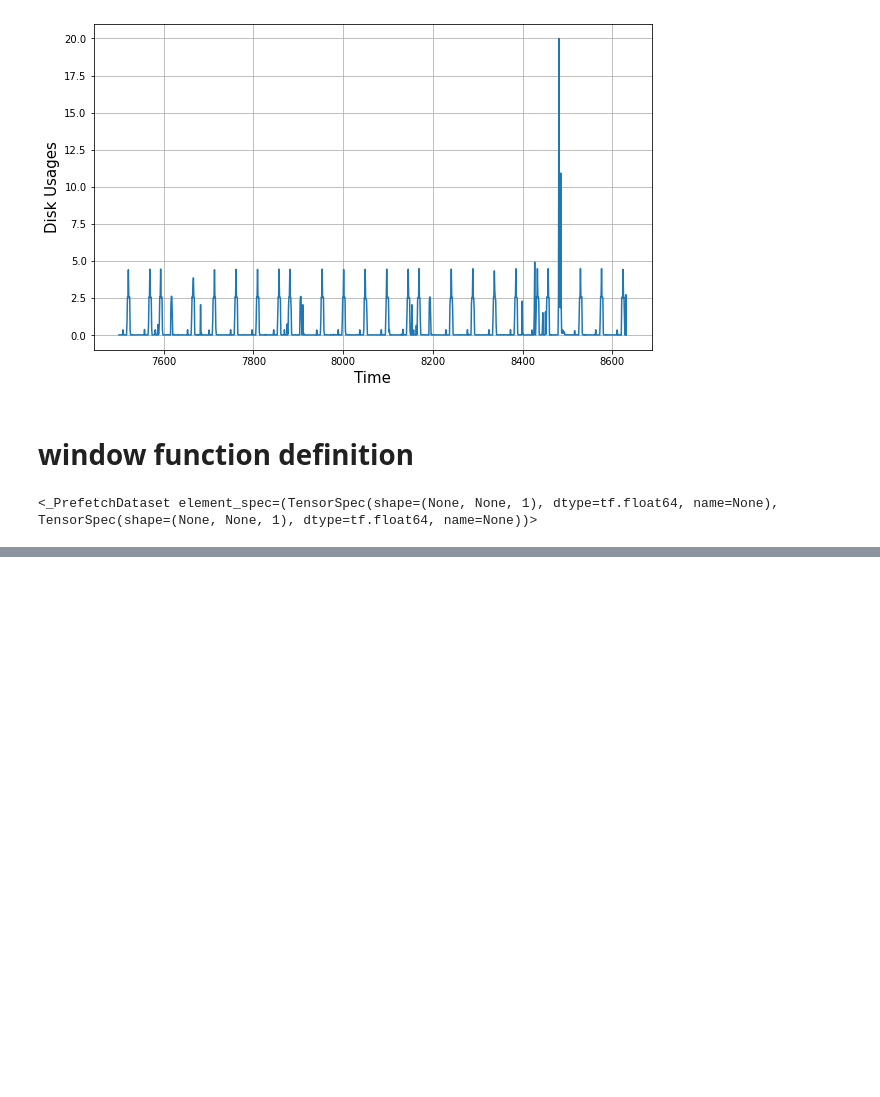
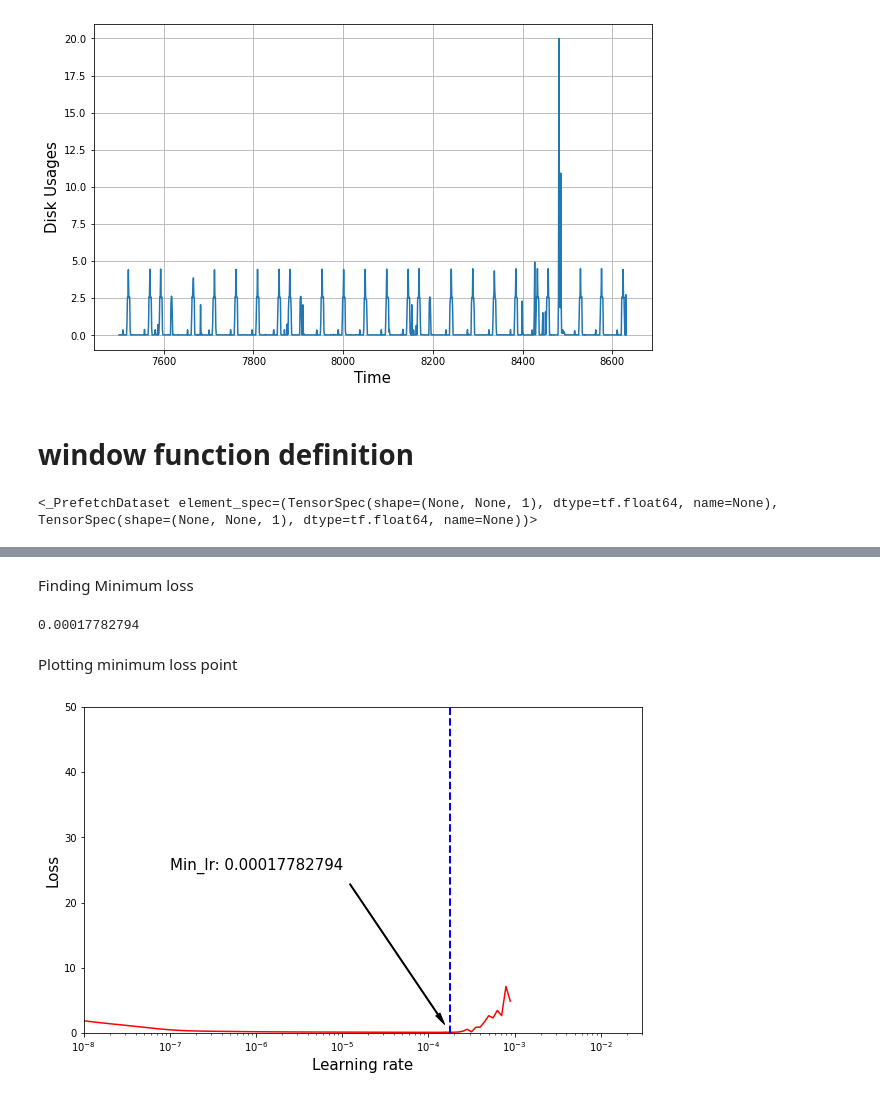
Before and after one commit to istiaqahmedfahim/cloud_workload_forecasting, a Jupyter notebook: main.ipynb, the cells around one changed output, grey strips where cells are left out. Cells and saved outputs as stored; diff of their text form; code cells hidden in the pictures; blank space fills up the shorter version.

Commit message:
NN model built

```diff
--- a/main.ipynb
+++ b/main.ipynb
@@ -131,0 +131,21 @@ print(train_set)
+# %%
+model = tf.keras.models.Sequential([
+  tf.keras.layers.Conv1D(filters=64, kernel_size=5,
+                      strides=1, padding="causal",
+                      activation="relu",
+                      input_shape=[None, 1]),
+  tf.keras.layers.LSTM(64, return_sequences=True),
+  tf.keras.layers.GRU(64, return_sequences=True),
+  tf.keras.layers.Dense(30, activation="relu"),
+  tf.keras.layers.Dense(15, activation="relu"),
+  tf.keras.layers.Dense(1),
+  tf.keras.layers.Lambda(lambda x: x * 100)
+])
+# %%
+lr_schedule = tf.keras.callbacks.LearningRateScheduler(
+    lambda epoch: 1e-8 * 10**(epoch / 20))
+optimizer = tf.keras.optimizers.SGD(lr=1e-8, momentum=0.9)
+model.compile(loss=tf.keras.losses.Huber(),
+              optimizer=optimizer,
+              metrics=["mae"])
+history = model.fit(train_set, epochs=100, callbacks=[lr_schedule])
@@ -131,0 +171,25 @@ print(train_set)
+# %% [markdown]
+Finding Minimum loss
+# %%
+min_loss=min(history.history["loss"])
+min_loss_index=history.history["loss"].index(min_loss)
+min_lr=(history.history["lr"])[min_loss_index]
+min_lr
+# %% [output]
+0.00017782794
+# %% [markdown]
+Plotting minimum loss point
+# %%
+plt.figure(figsize=(10, 6))
+plt.semilogx(history.history["lr"], history.history["loss"],'r')
+plt.axis([1e-8, 3e-2, 0, 50])
+plt.xlabel("Learning rate", fontsize=15)
+plt.ylabel("Loss", fontsize=15)
+#plt.grid()
+s='Min_lr: '+str(min_lr)
+plt.axvline(x=min_lr, linewidth=2,color="b",ls="--")
+plt.annotate(s, xy=(min_lr, min_loss), xytext=(1E-7, 25),arrowprops=dict(facecolor='black', shrink=0.05 ,width=1.0, headwidth=5.0),fontsize=15)
+#plt.savefig('lr_vs_loss.png', dpi = 720)
+plt.show()
+# %% [output]
+[figure, added]
```
Also changed, not shown: parts of 3 cells of this notebook.
